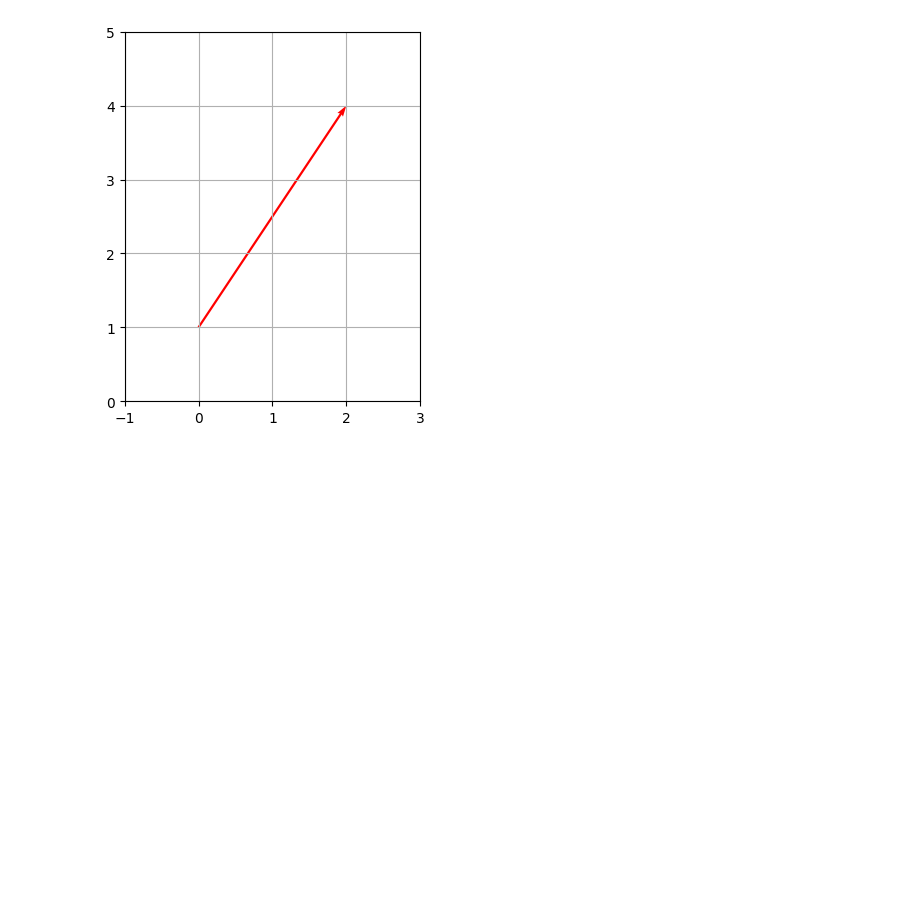
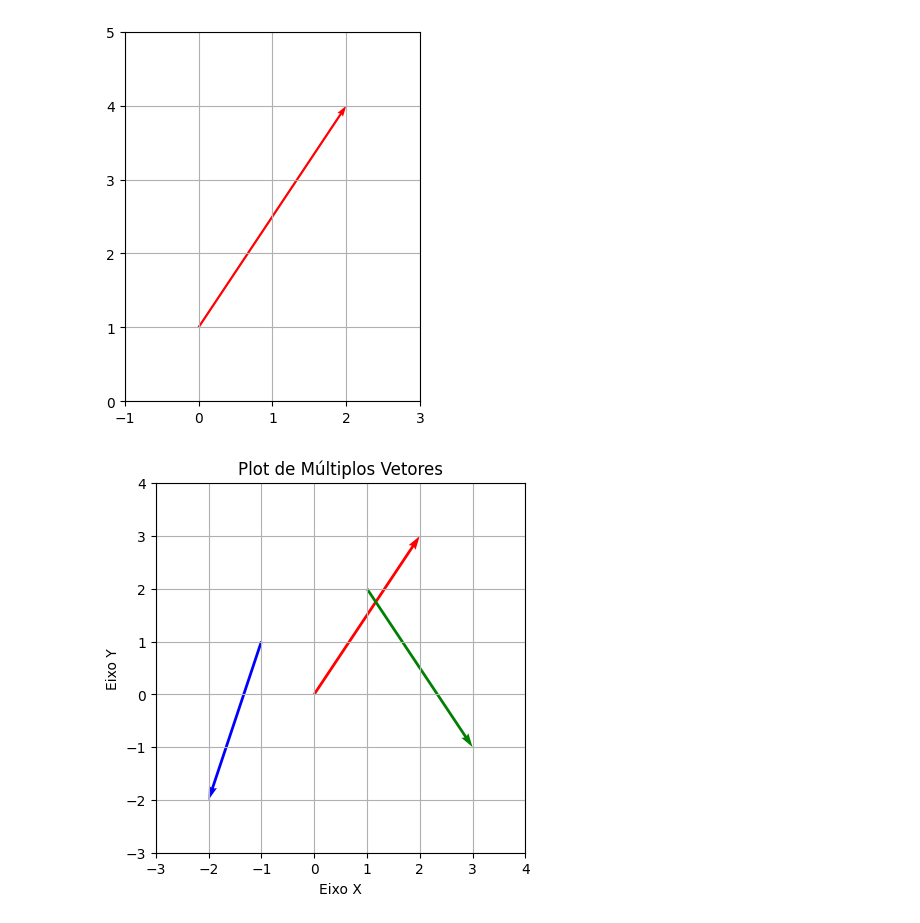
Before and after one commit to DougAugSilva/grafpy, a Jupyter notebook: notebooks/examples.ipynb, the cells around one changed output. Saved outputs shown, nothing was run; the diff lists cells and outputs as text; code cells hidden in the pictures; blank space fills up the shorter version.

```diff
--- a/notebooks/examples.ipynb
+++ b/notebooks/examples.ipynb
@@ -50,3 +50,17 @@ gpyp.plot_vetor([0,1], [2,3], "r")
 # %% [output]
 [figure]
 [figure]
+# %%
+# Definindo os pontos de origem para três vetores
+origens = [[0, 0], [1, 2], [-1, 1]]
+
+# Definindo os pontos finais para os três vetores
+finais = [[2, 3], [3, -1], [-2, -2]]
+
+# Definindo as cores para cada vetor
+cores = ['r', 'g', 'b']
+
+# Chamando a função para plotar os vetores
+gpyp.plot_vetores(origens, finais, cores)
+# %% [output]
+[figure, added]
```
Also changed, not shown: parts of 4 cells of this notebook, 2 other files.
